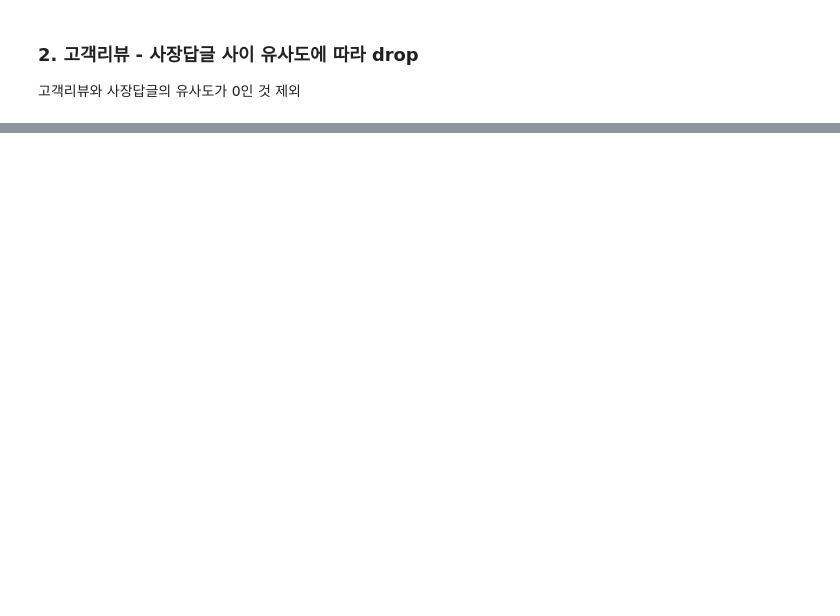
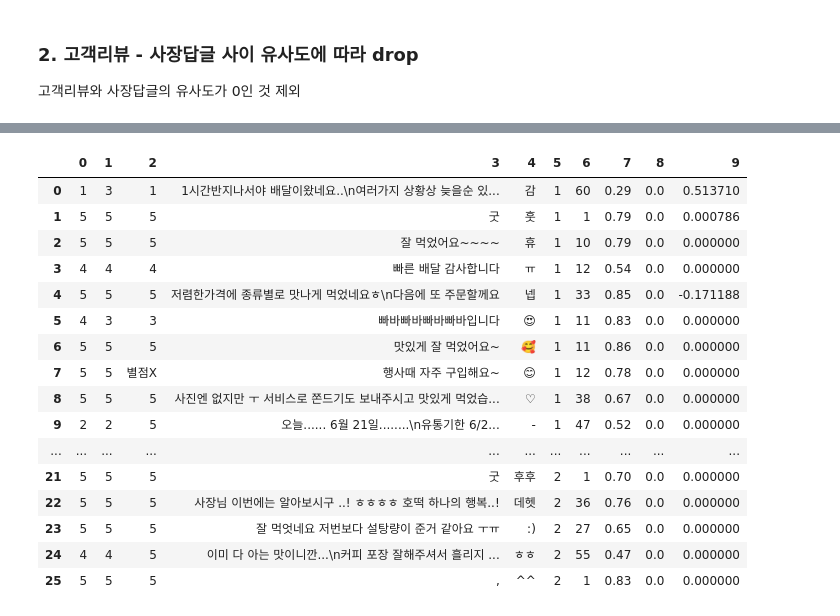
Before and after one commit to boostcampaitech3/final-project-level3-nlp-07, a Jupyter notebook: data_preprocess/drop_nonness.ipynb, the cells around one changed output, grey strips where cells are left out. Drawn from its saved outputs; the diff is of its cells as text; code cells hidden in the pictures; blank space fills up the shorter version.

```diff
--- a/data_preprocess/drop_nonness.ipynb
+++ b/data_preprocess/drop_nonness.ipynb
@@ -41,0 +42,2 @@ sim_df.sample(5)
+# %%
+sim_df = sim_df.drop(["업체명", "주문메뉴", "고객id"], axis=1)
@@ -41,0 +54,22 @@ sim_df.sample(5)
+# %%
+length_df = pd.DataFrame(sorted(sim_df.values, key=lambda x: x[5]))
+# %%
+length_df.head(26)
+# %% [output]
+|  | 0 | 1 | 2 | 3 | 4 | 5 | 6 | 7 | 8 | 9 |
+| 0 | 1 | 3 | 1 | 1시간반지나서야 배달이왔네요..\n여러가지 상황상 늦을순 있... | 감 | 1 | 60 | 0.29 | 0.0 | 0.513710 |
+| 1 | 5 | 5 | 5 | 굿 | 훗 | 1 | 1 | 0.79 | 0.0 | 0.000786 |
+| 2 | 5 | 5 | 5 | 잘 먹었어요~~~~ | 휴 | 1 | 10 | 0.79 | 0.0 | 0.000000 |
+| 3 | 4 | 4 | 4 | 빠른 배달 감사합니다 | ㅠ | 1 | 12 | 0.54 | 0.0 | 0.000000 |
+| 4 | 5 | 5 | 5 | 저렴한가격에 종류별로 맛나게 먹었네요ㅎ\n다음에 또 주문할께요 | 넵 | 1 | 33 | 0.85 | 0.0 | -0.171188 |
+| 5 | 4 | 3 | 3 | 빠바빠바빠바빠바입니다 | 😍 | 1 | 11 | 0.83 | 0.0 | 0.000000 |
+| 6 | 5 | 5 | 5 | 맛있게 잘 먹었어요~ | 🥰 | 1 | 11 | 0.86 | 0.0 | 0.000000 |
+| 7 | 5 | 5 | 별점X | 행사때 자주 구입해요~ | 😊 | 1 | 12 | 0.78 | 0.0 | 0.000000 |
+| 8 | 5 | 5 | 5 | 사진엔 없지만 ㅜ 서비스로 쫀드기도 보내주시고 맛있게 먹었습... | ♡ | 1 | 38 | 0.67 | 0.0 | 0.000000 |
+| 9 | 2 | 2 | 5 | 오늘...... 6월 21일........\n유통기한 6/2... | - | 1 | 47 | 0.52 | 0.0 | 0.000000 |
+| ... | ... | ... | ... | ... | ... | ... | ... | ... | ... | ... |
+| 21 | 5 | 5 | 5 | 굿 | 후후 | 2 | 1 | 0.70 | 0.0 | 0.000000 |
+| 22 | 5 | 5 | 5 | 사장님 이번에는 알아보시구 ..! ㅎㅎㅎㅎ 호떡 하나의 행복..! | 데헷 | 2 | 36 | 0.76 | 0.0 | 0.000000 |
+| 23 | 5 | 5 | 5 | 잘 먹엇네요 저번보다 설탕량이 준거 같아요 ㅜㅠ | :) | 2 | 27 | 0.65 | 0.0 | 0.000000 |
+| 24 | 4 | 4 | 5 | 이미 다 아는 맛이니깐...\n커피 포장 잘해주셔서 흘리지 ... | ㅎㅎ | 2 | 55 | 0.47 | 0.0 | 0.000000 |
+| 25 | 5 | 5 | 5 | , | ^^ | 2 | 1 | 0.83 | 0.0 | 0.000000 |
```
Also changed, not shown: parts of 21 cells of this notebook, 1 other file.
